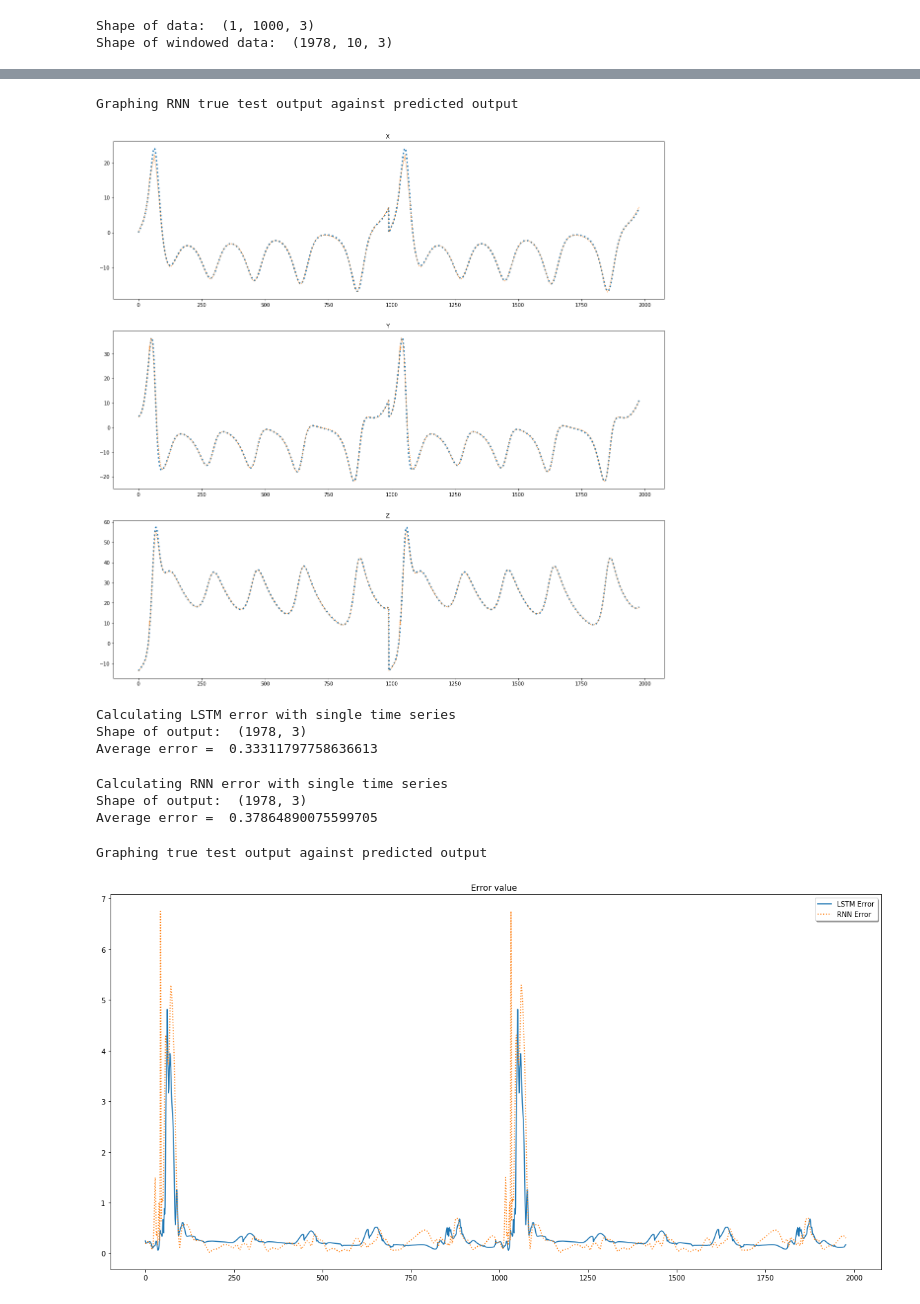
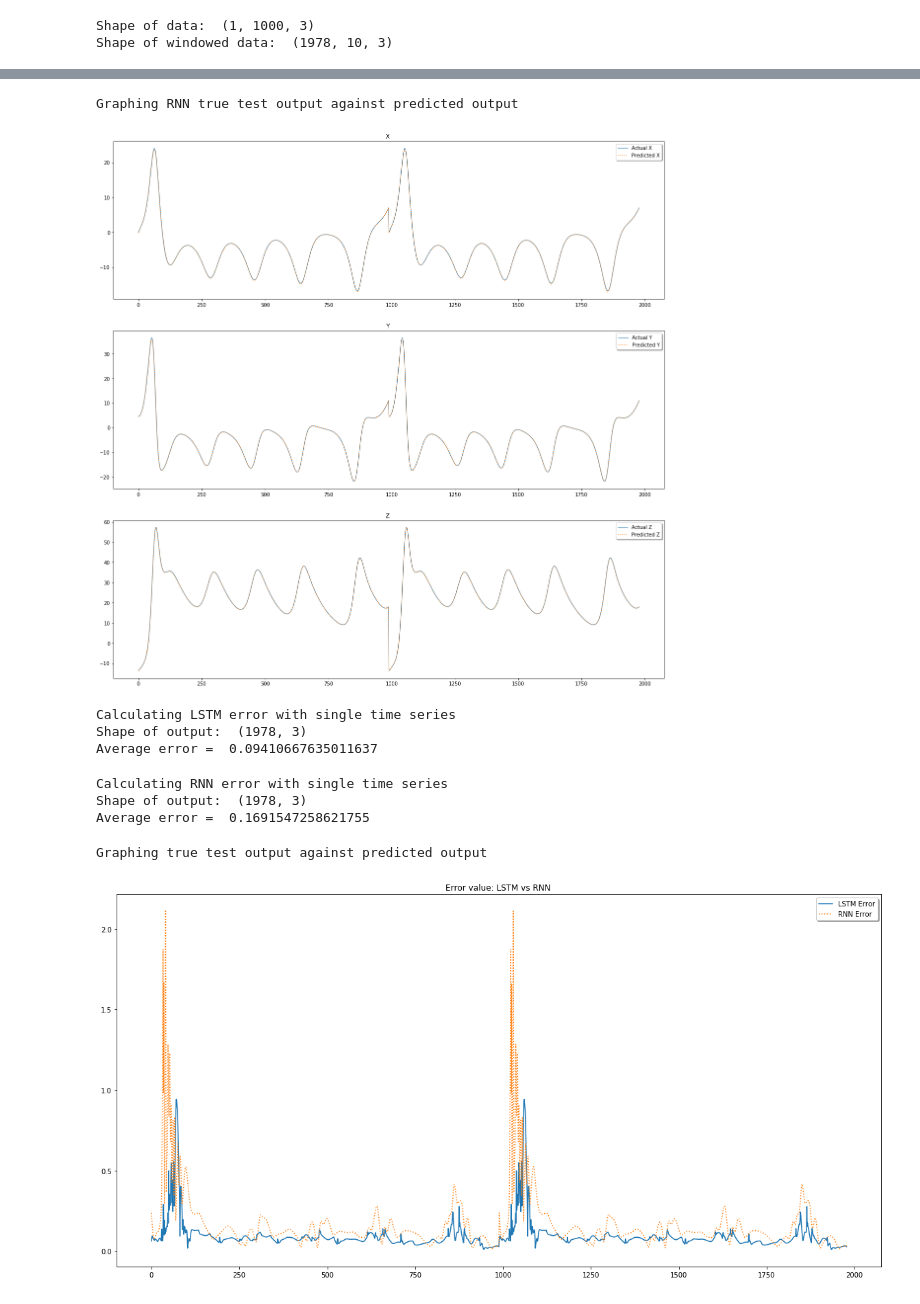
Before and after one commit to tgibbons-css/Keras_LSTM, a Jupyter notebook: Lorenz System- Tom updates.ipynb, the cells around one changed output, grey strips where cells are left out. Cells and saved outputs as stored; diff of their text form; code cells hidden in the pictures.

```diff
--- a/Lorenz System- Tom updates.ipynb
+++ b/Lorenz System- Tom updates.ipynb
@@ -387,6 +387,6 @@ Build RNN model...
 # %%
 print('Train LSTM model...')
-model.fit(x_train,y_train,validation_data=(x_test,y_test),verbose=2,epochs=50)
+model.fit(x_train,y_train,validation_data=(x_test,y_test),verbose=2,epochs=75)
 # %% [output]
 Train LSTM model...
 Train on 7912 samples, validate on 3956 samples
@@ -408,7 +408,7 @@ Epoch 50/50
 <keras.callbacks.History at 0x...>
 # %%
 print('Train RNN model...')
-RNNmodel.fit(x_train,y_train,validation_data=(x_test,y_test),verbose=2,epochs=50)
+RNNmodel.fit(x_train,y_train,validation_data=(x_test,y_test),verbose=2,epochs=75)
 # %% [output]
 Train RNN model...
 Train on 7912 samples, validate on 3956 samples
@@ -706,22 +727,25 @@ print("Graphing RNN true test output against predicted output ")
 plt.figure(figsize=(20,20))
 plt.subplot(3 ,1, 1)
 plt.title("X ")
-plt.plot(single_y[:,0:1], linewidth=3.0, linestyle=':' )
-plt.plot(RNNsinglePredict[:,0:1], linestyle=':' )
+plt.plot(single_y[:,0:1], linewidth=1.0, linestyle='-', label='Actual X' )
+plt.plot(RNNsinglePredict[:,0:1], linestyle=':', label='Predicted X')
+plt.legend(loc='upper right', shadow=True)
 
 plt.subplot(3, 1, 2)
 plt.title("Y ")
-plt.plot(single_y[:,1:2], linewidth=3.0, linestyle=':' )
-plt.plot(RNNsinglePredict[:,1:2], linestyle=':' )
+plt.plot(single_y[:,1:2], linewidth=1.0, linestyle='-', label='Actual Y')
+plt.plot(RNNsinglePredict[:,1:2], linestyle=':', label='Predicted Y')
+plt.legend(loc='upper right', shadow=True)
 
 plt.subplot(3, 1, 3)
 plt.title("Z ")
-plt.plot(single_y[:,2:3], linewidth=3.0, linestyle=':' )
-plt.plot(RNNsinglePredict[:,2:3], linestyle=':' )
+plt.plot(single_y[:,2:3], linewidth=1.0, linestyle='-', label='Actual Z')
+plt.plot(RNNsinglePredict[:,2:3], linestyle=':', label='Predicted Z')
+plt.legend(loc='upper right', shadow=True)
 plt.show()
 # %% [output]
 Graphing RNN true test output against predicted output
-[figure, old version]
+[figure, new version]
 # %%
 print ("Calculating LSTM error with single time series")
 print("Shape of output: ",single_y.shape)
@@ -734,7 +758,7 @@ print("Average error = ", aveErr)
 # %% [output]
 Calculating LSTM error with single time series
 Shape of output:  (1978, 3)
-Average error =  0.33311797758636613
+Average error =  0.09410667635011637
 # %%
 print ("Calculating RNN error with single time series")
 print("Shape of output: ",single_y.shape)
@@ -747,15 +771,15 @@ print("Average error = ", RNNaveErr)
 # %% [output]
 Calculating RNN error with single time series
 Shape of output:  (1978, 3)
-Average error =  0.37864890075599705
+Average error =  0.1691547258621755
 # %%
 print("Graphing true test output against predicted output ")
 plt.figure(figsize=(20,10))
-plt.title("Error value ")
+plt.title("Error value: LSTM vs RNN ")
 plt.plot(err1D, linestyle='-', label='LSTM Error')
 plt.plot(RNNerr1D, linestyle=':', label='RNN Error')
 plt.legend(loc='upper right', shadow=True)
 plt.show()
 # %% [output]
 Graphing true test output against predicted output
-[figure, old version]
+[figure, new version]
```
Also changed, not shown: parts of 22 cells of this notebook.
